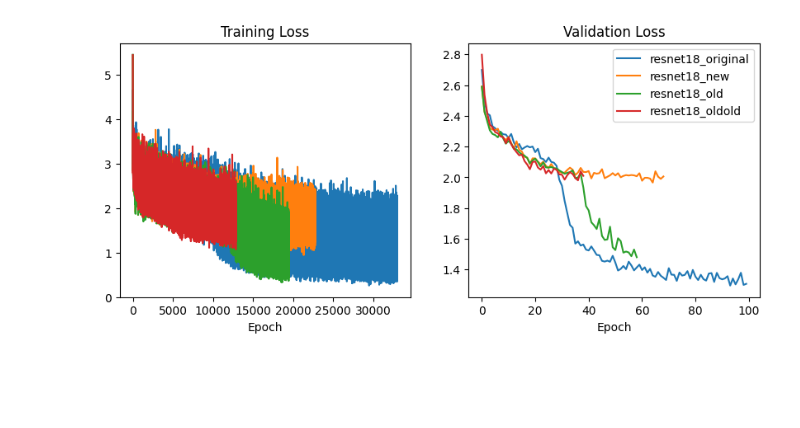
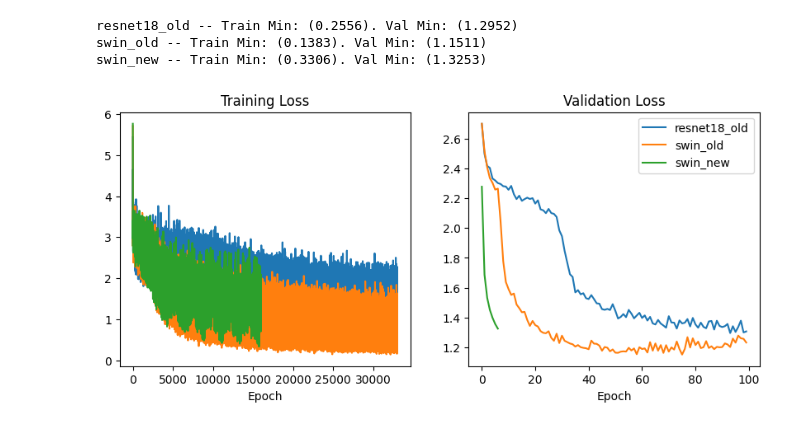
Before and after one commit to BeanHam/2026-pathway-generation, a Jupyter notebook: reference/loss_check.ipynb, the cells around one changed output. Cells and saved outputs as stored; diff of their text form; code cells hidden in the pictures; blank space fills up the shorter version.

Commit message:
the optimized code seems to be working now with my old crop function (tested on the old data with resnet18); now running with the new data on swin

```diff
--- a/reference/loss_check.ipynb
+++ b/reference/loss_check.ipynb
@@ -4,30 +4,33 @@ import numpy as np
 import matplotlib.pyplot as plt
 logs = [
     '/data/models/bin/reference_logs/resnet18_20260105_201712/',
-    '/data/models/bin/2026_pathway_generation/reference_logs/resnet18_20260205_160908/',
-    '/data/models/bin/2026_pathway_generation/reference_logs/resnet18_20260205_185408/',
-    '/data/models/bin/2026_pathway_generation/reference_logs/resnet18_20260205_204432/',
+    '/data/models/bin/reference_logs/swin_tiny_20260115_132240/',
+    '/data/models/bin/2026_pathway_generation/reference_logs/swin_tiny_20260205_233727/',
 ]
-labels = ['resnet18_original', 'resnet18_new', 'resnet18_old', 'resnet18_oldold']
+labels = ['resnet18_old', 'swin_old', 'swin_new']
 # %%
 fig, axs = plt.subplots(1,2, figsize=(10,4))
 for i, log in enumerate(logs):
     loss = np.load(log+'loss_log.pkl', allow_pickle=True)
     train = np.stack(loss['train'])
     val = np.stack(loss['val'])
-    if i in [1,2]:
+    if '2026_pathway_generation' in log:
         train = train[:,2]
         val = val[:,2]
+    print(f'{labels[i]} -- Train Min: ({round(np.min(train), 4)}). Val Min: ({round(np.min(val), 4)})')
     axs[0].plot(train, label=labels[i])
     axs[0].set_title('Training Loss')
     axs[0].set_xlabel('Epoch')
     axs[1].plot(val, label=labels[i])
     axs[1].set_title('Validation Loss')
     axs[1].set_xlabel('Epoch')
     plt.legend()
 pass
 # %% [output]
+resnet18_old -- Train Min: (0.2556). Val Min: (1.2952)
+swin_old -- Train Min: (0.1383). Val Min: (1.1511)
+swin_new -- Train Min: (0.3306). Val Min: (1.3253)
-[figure, old version]
+[figure, new version]
 # %%
 log = '/data/models/bin/reference_logs/resnet18_20260105_201712/'
 # log = '/data/models/bin/2026_pathway_generation/reference_logs/resnet18_ddp_graph_4_20260205_141333/'
```
Also changed, not shown: 7 other files.
